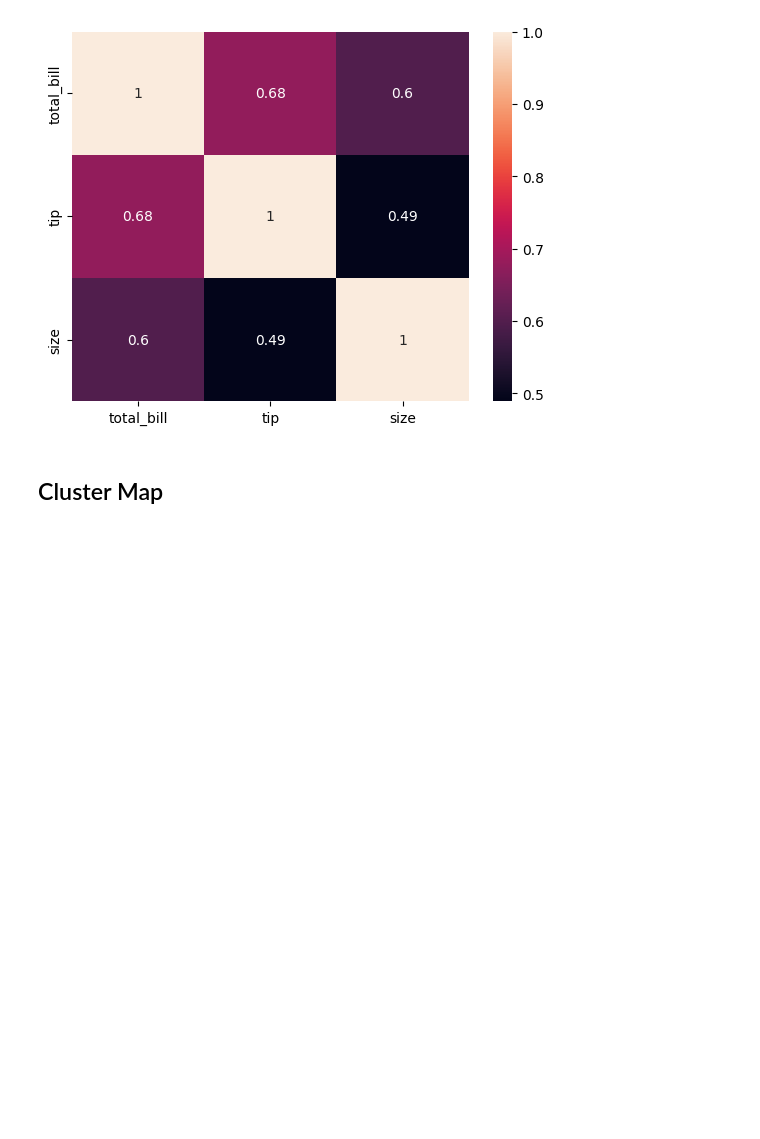
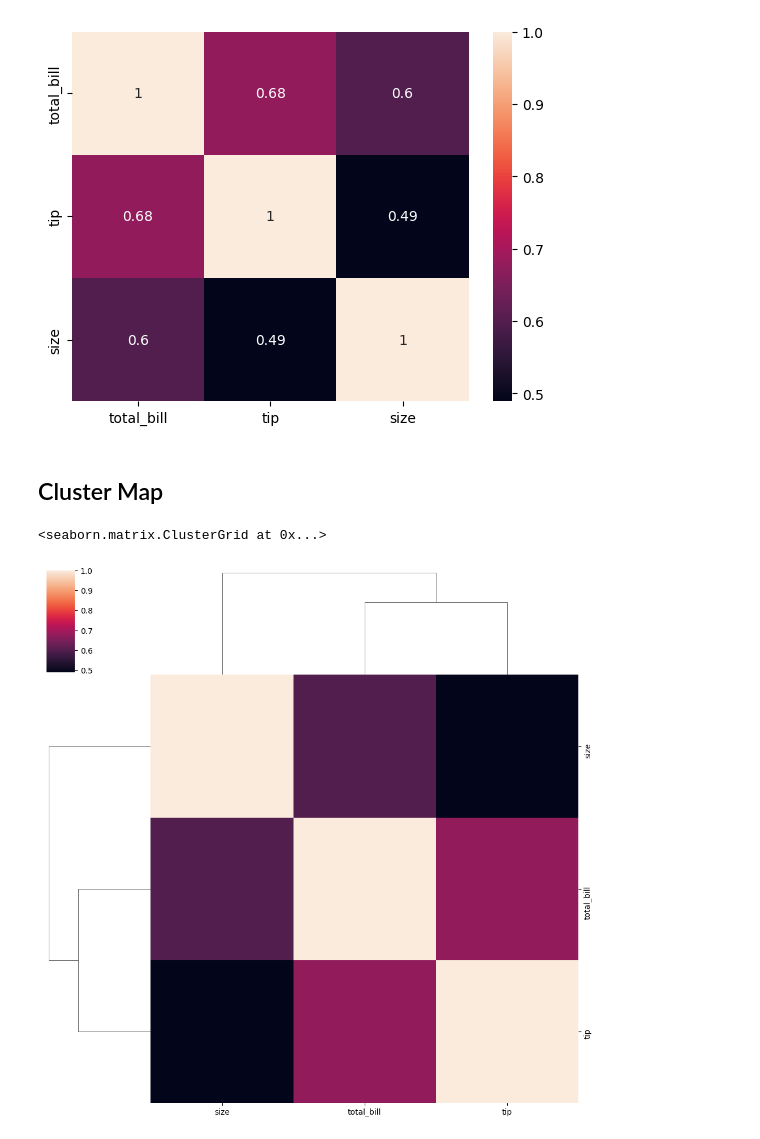
Before and after one commit to ZippoAI/Python-Data-Visualization, a Jupyter notebook: 2.Seaborn/6.MatrixPlot.ipynb, the cells around one changed output. Cells and saved outputs as stored; diff of their text form; code cells hidden in the pictures; blank space fills up the shorter version.

Commit message:
clustermap done

```diff
--- a/2.Seaborn/6.MatrixPlot.ipynb
+++ b/2.Seaborn/6.MatrixPlot.ipynb
@@ -78,3 +78,8 @@ plt.show()
 [figure]
 # %% [markdown]
 ## Cluster Map
+# %%
+sns.clustermap(tips_core.corr())
+# %% [output]
+<seaborn.matrix.ClusterGrid at 0x...>
+[figure, added]
```
Also changed, not shown: 1 other file.
